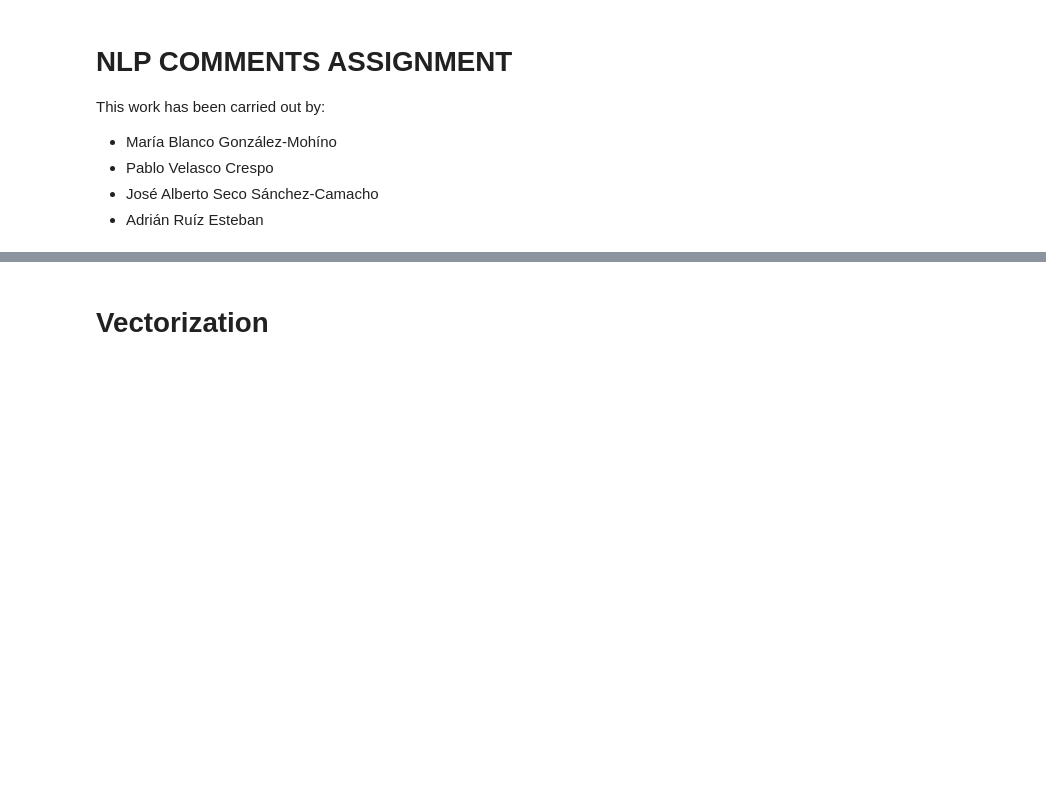
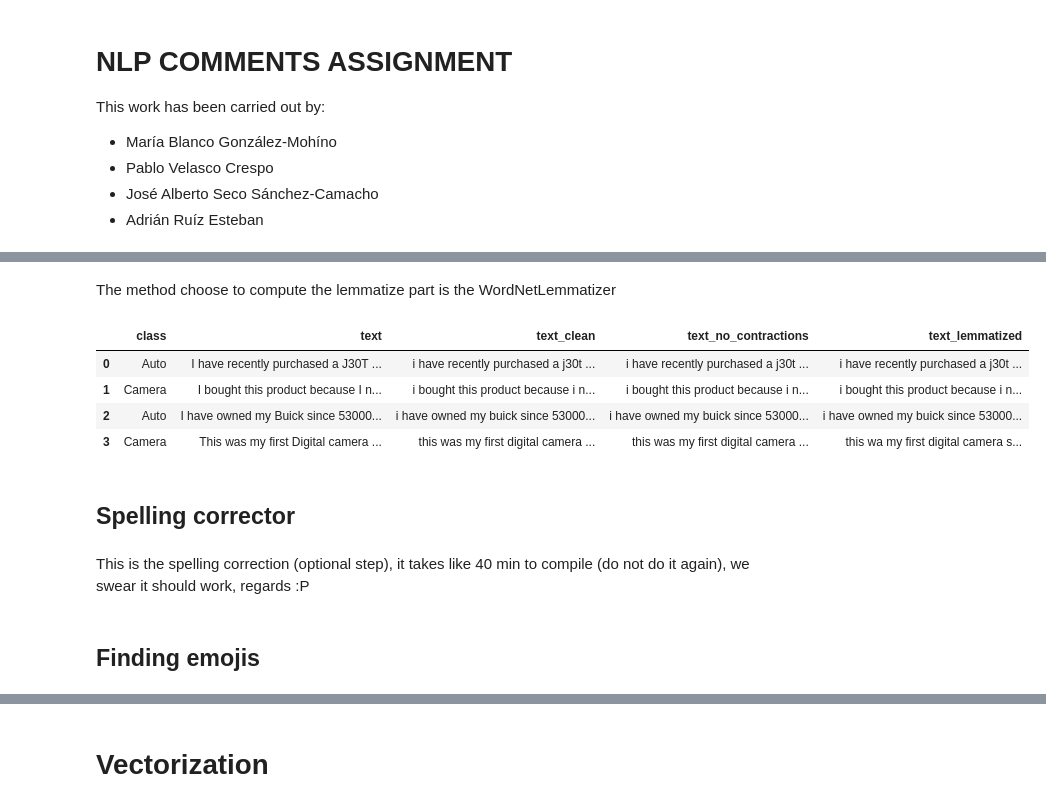
Before and after one commit to MariaBlancoGonzalez/MachineLearningTechniques, a Jupyter notebook: notebooks/NLP_Classification.ipynb, the cells around one changed output, grey strips where cells are left out. Cells and saved outputs as stored; diff of their text form; code cells hidden in the pictures; blank space fills up the shorter version.

```diff
--- a/notebooks/NLP_Classification.ipynb
+++ b/notebooks/NLP_Classification.ipynb
@@ -23,0 +60,6 @@ comments.head(6)
+# %%
+useless_symbols = '!"_$%&/()=_ˆ*¡@'
+# %%
+comments['text_clean'] = comments.apply(lambda row:
+                                          re.sub(useless_symbols, '', row['text'], flags=re.ASCII), axis=1)
+comments['text_clean'] = comments.apply(lambda row: row['text_clean'].lower(), axis=1)
@@ -23,0 +206,10 @@ comments.head(6)
+# %%
+def replace_contractions(sentence):
+  sentence= sentence.split(" ")
+  for word in sentence:
+    if word in contractions:
+      sentence.replace(word, contractions.get(word))
+  return ' '.join(sentence)
+# %%
+comments['text_no_contractions'] = comments.apply(lambda row: replace_contractions(row['text_clean']), axis=1)
+comments.head(4)
@@ -23,0 +246,28 @@ comments.head(6)
+# %% [markdown]
+The method choose to compute the lemmatize part is the WordNetLemmatizer
+# %%
+from nltk.stem import WordNetLemmatizer
+lemmatizer = WordNetLemmatizer()
+
+def lemmatize_text(text):
+  # Set the text string to tokens with word_tokenize
+    word_list = nltk.word_tokenize(text)
+    return (' '.join([lemmatizer.lemmatize(w) for w in word_list]))
+
+text_lemmatized = comments['text_no_contractions'].tolist()
+text_lemma = []
+for text in text_lemmatized:
+  text_lemma.append(lemmatize_text(text))
+
+comments['text_lemmatized'] = text_lemma
+comments.head(4)
+# %% [output]
+|  | class | text | text_clean | text_no_contractions | text_lemmatized |
+| 0 | Auto | I have recently purchased a J30T ... | i have recently purchased a j30t ... | i have recently purchased a j30t ... | i have recently purchased a j30t ... |
+| 1 | Camera | I bought this product because I n... | i bought this product because i n... | i bought this product because i n... | i bought this product because i n... |
+| 2 | Auto | I have owned my Buick since 53000... | i have owned my buick since 53000... | i have owned my buick since 53000... | i have owned my buick since 53000... |
+| 3 | Camera | This was my first Digital camera ... | this was my first digital camera ... | this was my first digital camera ... | this wa my first digital camera s... |
+# %% [markdown]
+## Spelling corrector
+# %% [markdown]
+This is the spelling correction (optional step), it takes like 40 min to compile (do not do it again), we swear it should work, regards :P
@@ -23,0 +318,2 @@ comments.head(6)
+# %% [markdown]
+## Finding emojis
```
Also changed, not shown: parts of 42 cells of this notebook.
